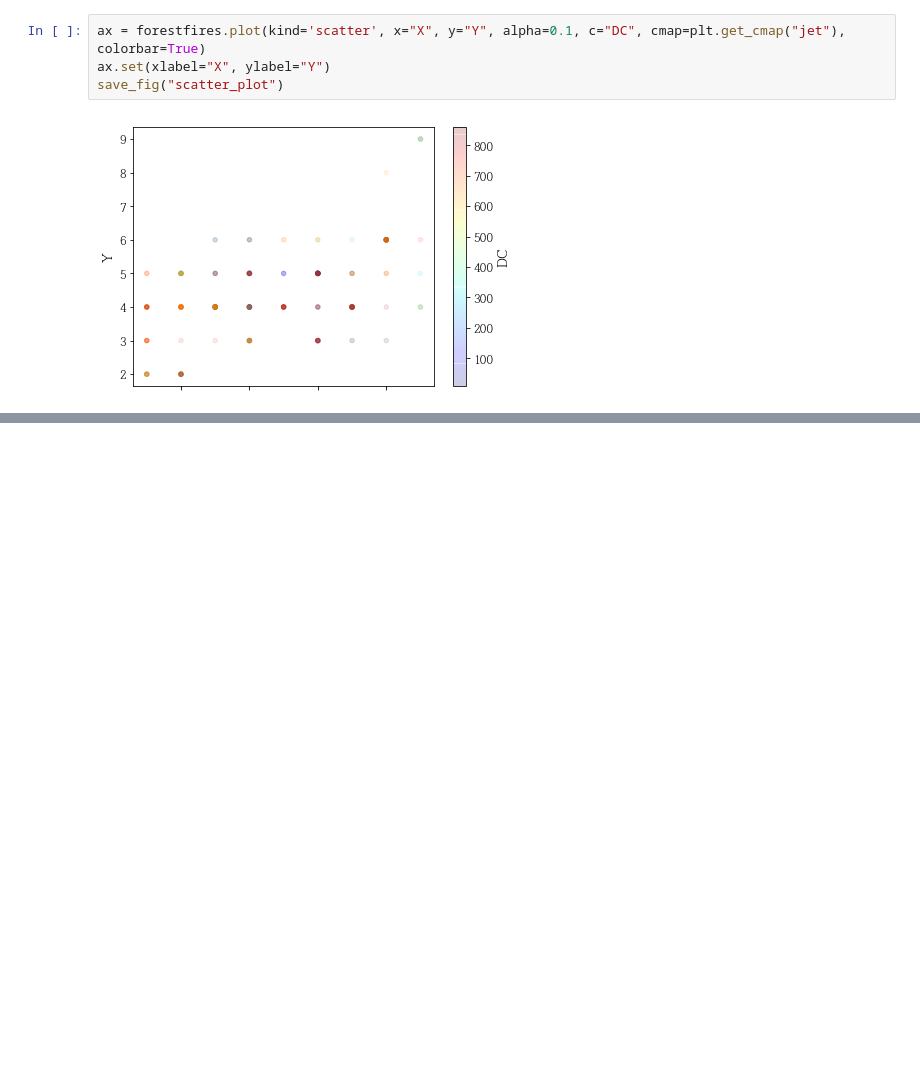
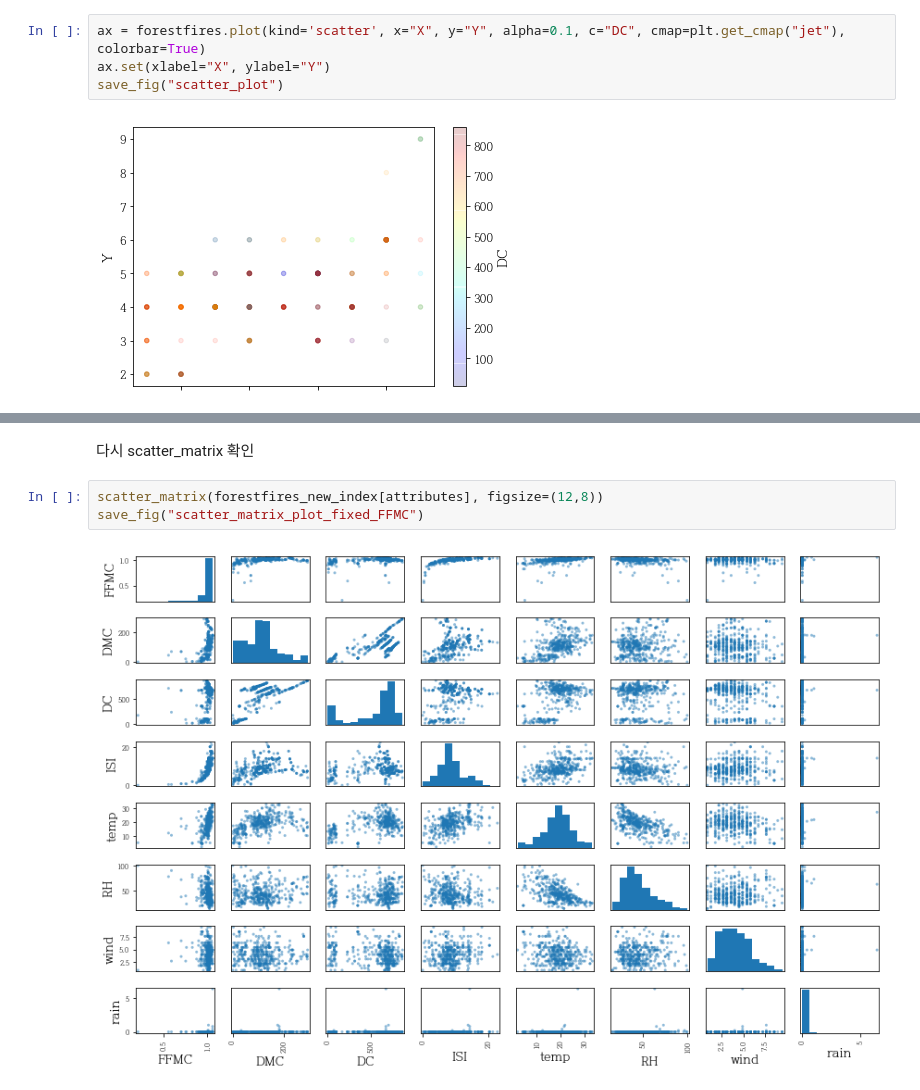
Before and after one commit to backgom2357/Forestfires, a Jupyter notebook: Fireforest.ipynb, the cells around one changed output, grey strips where cells are left out. Cells and saved outputs as stored; diff of their text form; blank space fills up the shorter version.

```diff
--- a/Fireforest.ipynb
+++ b/Fireforest.ipynb
@@ -270,0 +342,7 @@ for i in range(len(forestfires)):
+# %% [markdown]
+다시 scatter_matrix 확인
+# %%
+scatter_matrix(forestfires_new_index[attributes], figsize=(12,8))
+save_fig("scatter_matrix_plot_fixed_FFMC")
+# %% [output]
+[figure, added]
```
Also changed, not shown: parts of 14 cells of this notebook, 3 other files.
